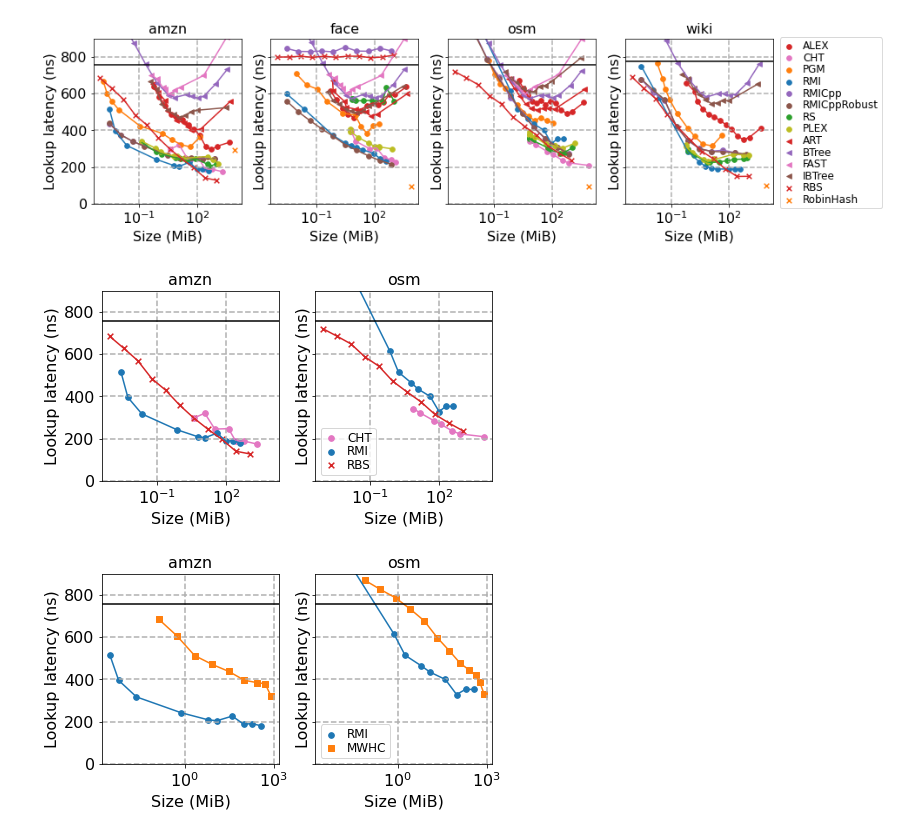
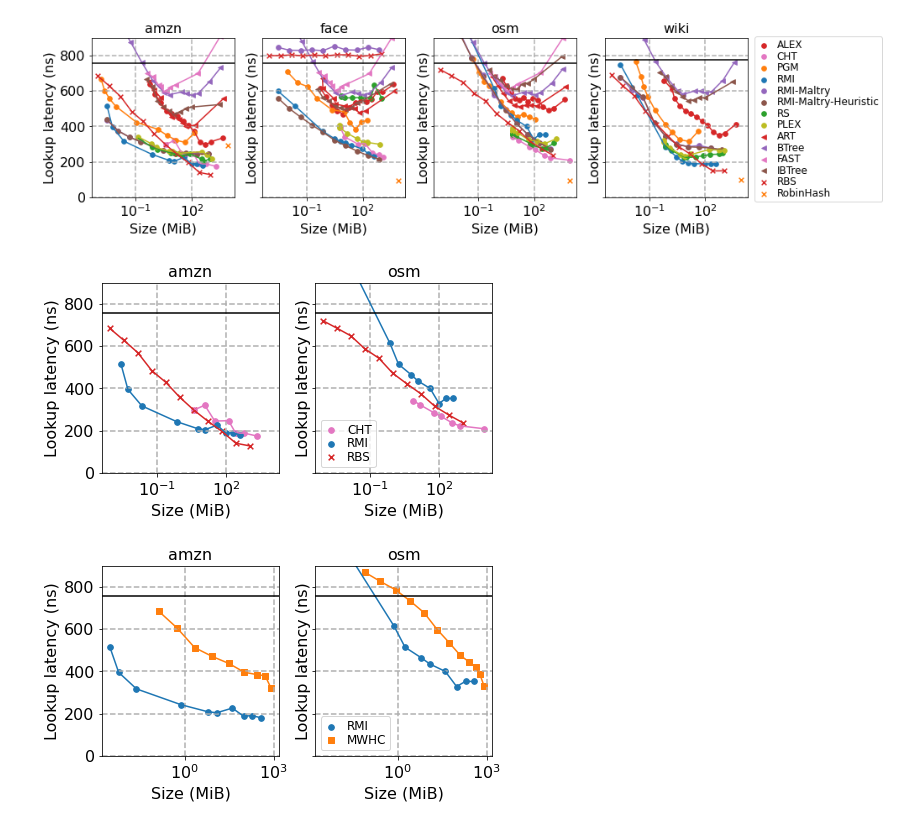
Before and after one commit to DominikHorn/SOSD, a Jupyter notebook: generate_plots.ipynb, the cells around one changed output. Cells and saved outputs as stored; diff of their text form; code cells hidden in the pictures.

Commit message:
rename RMICpp and RMICppRobust in plots

```diff
--- a/generate_plots.ipynb
+++ b/generate_plots.ipynb
@@ -34,6 +34,10 @@ def map_name(fun):
         return "PLEX"
     if fun.lower() == "sfmwhc":
         return "MWHC"
+    if fun.lower() == "rmicpp":
+        return "RMI-Maltry"
+    if fun.lower() == "rmicpprobust":
+        return "RMI-Maltry-Heuristic"
     return fun
 
 colors = {
@@ -81,7 +85,7 @@ def legend_helper(outside=True):
     def make_legend(fig, axs):
         handles, labels = axs[0].get_legend_handles_labels()
         if outside:
-            fig.legend(handles, labels, ncol=1, loc="upper right", bbox_to_anchor=(1.03, 0.91), labelspacing=0.05, borderpad=0.3, handlelength=1.1, fontsize=12)
+            fig.legend(handles, labels, ncol=1, loc="upper right", bbox_to_anchor=(1.065, 0.91), labelspacing=0.05, borderpad=0.3, handlelength=1.1, fontsize=12)
         else:
             axs[-1].legend(handles, labels, labelspacing=0.05, borderpad=0.3, handlelength=1.1, fontsize=12)
 
@@ -92,34 +96,34 @@ def plt_full(data, outfile, legend=legend_helper(), lims=[0, 899]):
     fig, axs = plt.subplots(1, len(datasets), figsize=(3.5 * len(datasets), 3.5), sharex=True, sharey=True)
 
     for i, (ds, g) in enumerate(data.groupby(["dataset"])):
         ax = axs[i]
         ax.set_title(get_ds_name(ds), fontsize=fontsize)
         ax.set_ylim(lims[0], lims[1])
         ax.set_xscale('log')
         ax.tick_params(labelsize=fontsize)
 
         for (category, fun), group in g.groupby(["category", "name"]):
             if fun.lower() in ignore:
                 continue
             if fun == "BinarySearch":
                 ax.axhline(y=list(group["median_time"])[0], color='black', linestyle='-')
                 continue
 
             ax.scatter(data=group, x="mbyte_size", y="median_time", label=map_name(fun), marker=markers[category], s=32, color=get_color(fun))
             ax.plot(group["mbyte_size"], group["median_time"], color=get_color(fun), linewidth=1.5)
 
         ax.set_xlabel("Size (MiB)", fontsize=fontsize)
         ax.set_ylabel("Lookup latency (ns)", fontsize=fontsize, x=0.05)
         ax.grid(linestyle='--', linewidth=1.5)
 
     legend(fig, axs)
     fig.savefig(f"{outfolder}/{outfile}", bbox_inches="tight", dpi=300)
 
 plt_full(plt1_df, "pareto_full.pdf")
 plt_full(plt_rmi_vs_cht_df, "rmi_vs_cht.pdf", legend=legend_helper(False))
 plt_full(plt_rmi_vs_perfect, "rmi_vs_perfect.pdf", legend=legend_helper(False))
 # %% [output]
-[figure, old version]
+[figure, new version]
 [figure]
 [figure]
 # %%
```
Also changed, not shown: parts of 1 cell of this notebook, 5 other files.
